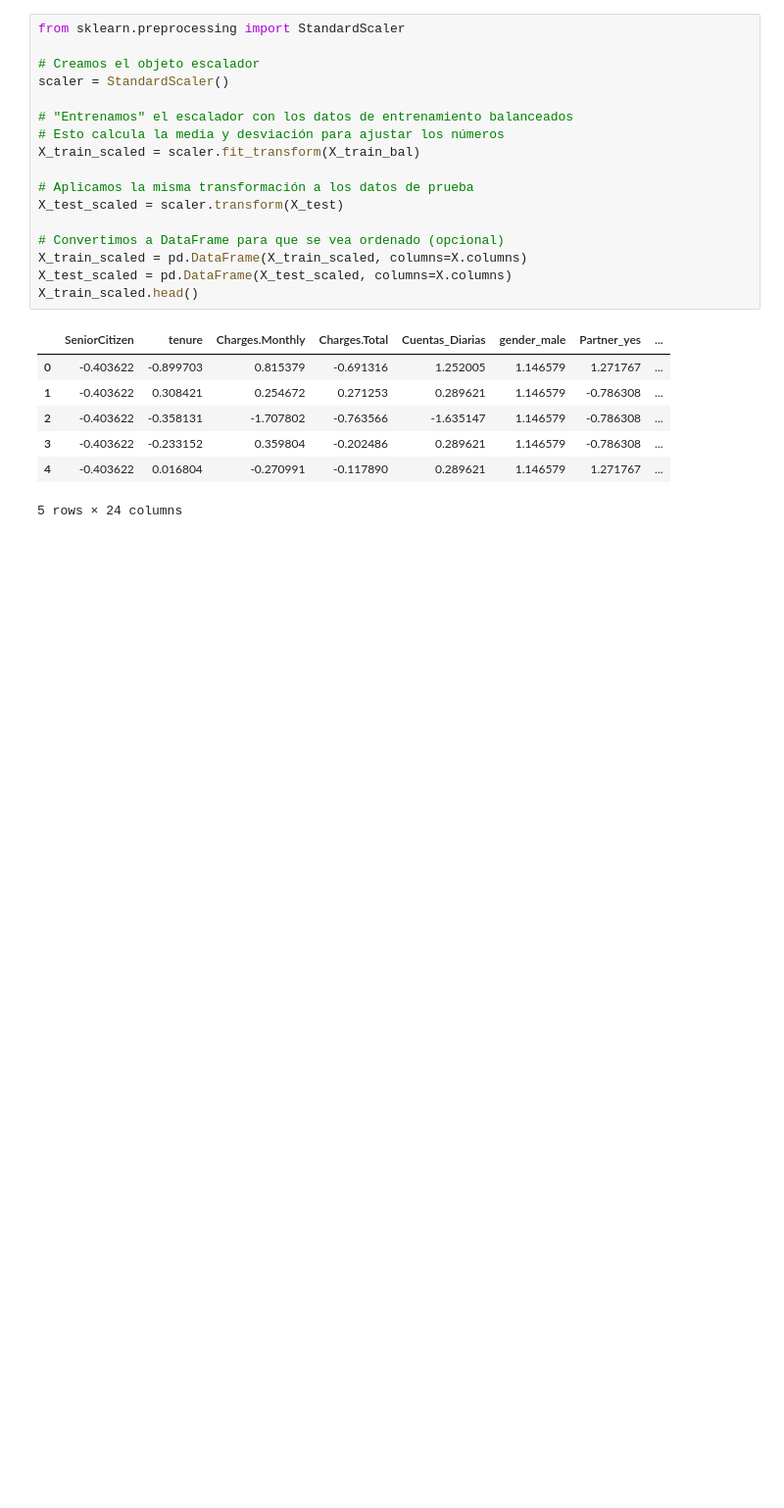
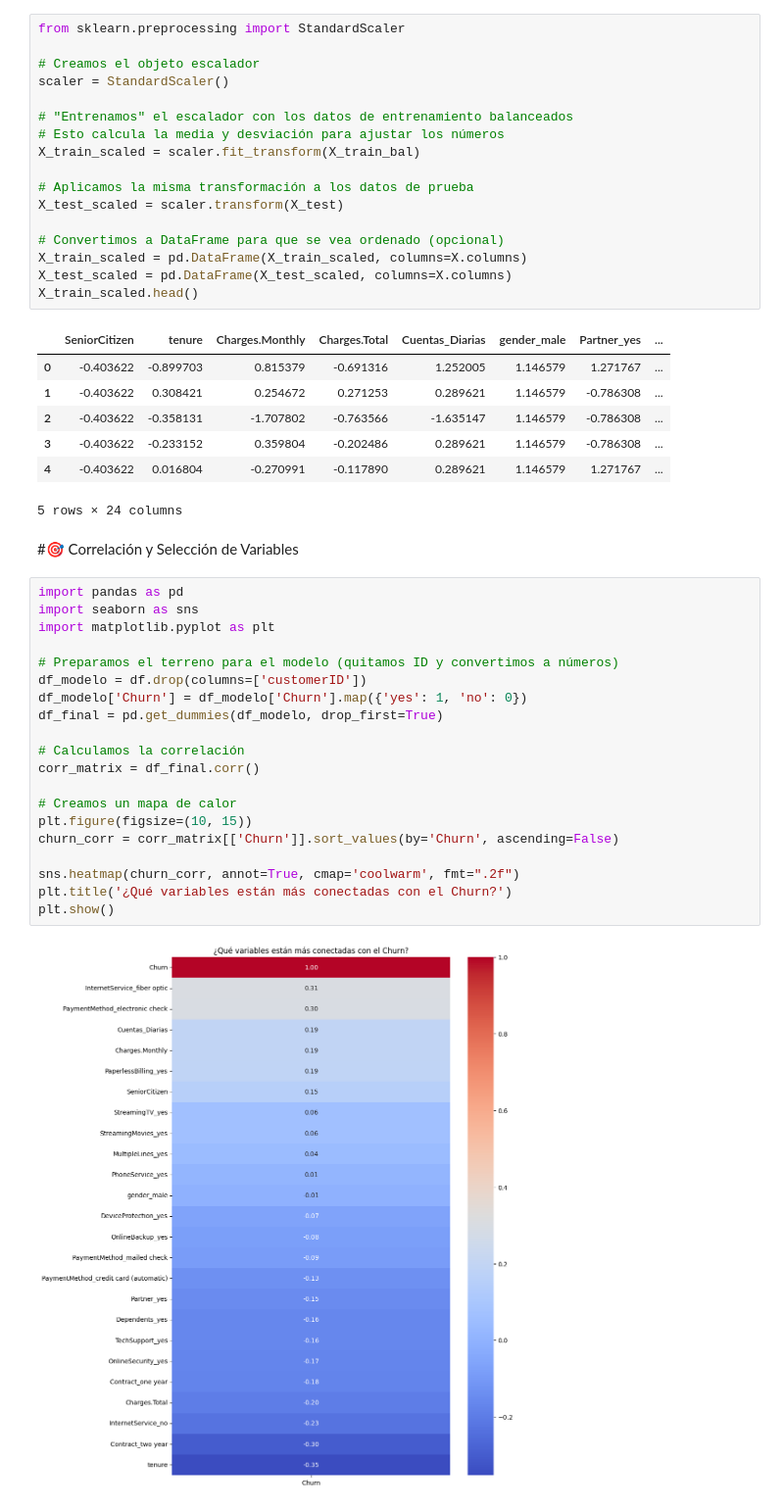
Before and after one commit to fabrizzio2901/Challenge-Telecom-X-an-lisis-de-evasi-n-de-clientes---Parte-2, a Jupyter notebook: Challenge_Telecom_X_análisis_de_evasión_de_clientes_Parte_2.ipynb, the cells around one changed output. Shown at 98% size. Saved outputs shown, nothing was run; the diff lists cells and outputs as text; blank space fills up the shorter version.

Commit message:
Correlación y Selección de Variables

```diff
--- a/Challenge_Telecom_X_análisis_de_evasión_de_clientes_Parte_2.ipynb
+++ b/Challenge_Telecom_X_análisis_de_evasión_de_clientes_Parte_2.ipynb
@@ -137,3 +137,27 @@ X_train_scaled.head()
 | 3 | -0.403622 | -0.233152 | 0.359804 | -0.202486 | 0.289621 | 1.146579 | -0.786308 | ... |
 | 4 | -0.403622 | 0.016804 | -0.270991 | -0.117890 | 0.289621 | 1.146579 | 1.271767 | ... |
 5 rows × 24 columns
+# %% [markdown]
+#🎯 Correlación y Selección de Variables
+# %%
+import pandas as pd
+import seaborn as sns
+import matplotlib.pyplot as plt
+
+# Preparamos el terreno para el modelo (quitamos ID y convertimos a números)
+df_modelo = df.drop(columns=['customerID'])
+df_modelo['Churn'] = df_modelo['Churn'].map({'yes': 1, 'no': 0})
+df_final = pd.get_dummies(df_modelo, drop_first=True)
+
+# Calculamos la correlación
+corr_matrix = df_final.corr()
+
+# Creamos un mapa de calor
+plt.figure(figsize=(10, 15))
+churn_corr = corr_matrix[['Churn']].sort_values(by='Churn', ascending=False)
+
+sns.heatmap(churn_corr, annot=True, cmap='coolwarm', fmt=".2f")
+plt.title('¿Qué variables están más conectadas con el Churn?')
+plt.show()
+# %% [output]
+[figure, added]
```
Also changed, not shown: parts of 1 cell of this notebook.
